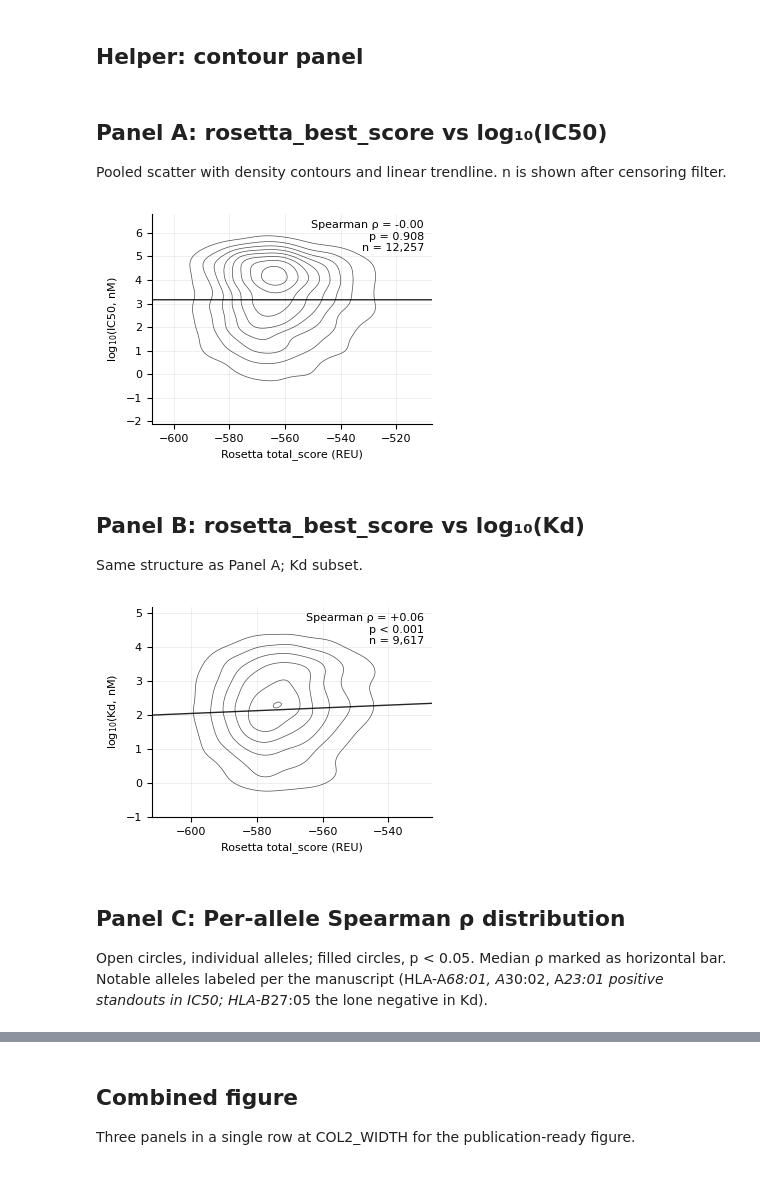
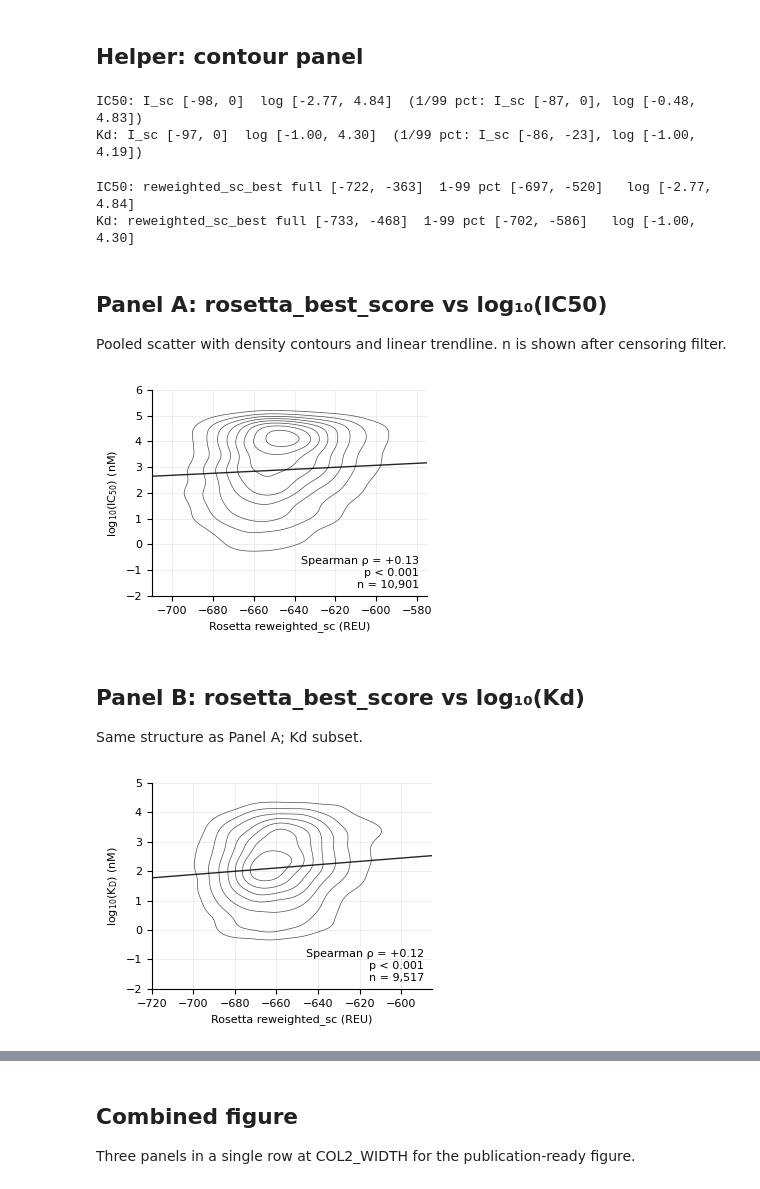
Before and after one commit to kunikohunter/PepBind3D, a Jupyter notebook: 06_figure3_panels.ipynb, the cells around one changed output, grey strips where cells are left out. Cells and saved outputs as stored; diff of their text form; code cells hidden in the pictures.

```diff
--- a/06_figure3_panels.ipynb
+++ b/06_figure3_panels.ipynb
@@ -95,9 +122,7 @@ After censoring filter:
 # %%
-# Pooled Spearman correlations
-rho_ic50, p_ic50 = spearmanr(ic50_df['rosetta_best_score'], ic50_df['log_value'])
-rho_kd,   p_kd   = spearmanr(kd_df['rosetta_best_score'],   kd_df['log_value'])
-
-print(f'Pooled Spearman ρ (rosetta_best_score vs log10(affinity)):')
+rho_ic50, p_ic50 = spearmanr(ic50_df[PRIMARY_METRIC], ic50_df['log_value'])
+rho_kd,   p_kd   = spearmanr(kd_df[PRIMARY_METRIC],   kd_df['log_value'])
+print(f'Pooled Spearman ρ ({PRIMARY_METRIC} vs log10(affinity)):')
 print(f'  IC50: ρ = {rho_ic50:+.3f}, p = {p_ic50:.2e}, n = {len(ic50_df):,}')
 print(f'  Kd:   ρ = {rho_kd:+.3f}, p = {p_kd:.2e}, n = {len(kd_df):,}')
 # %% [output]
@@ -150,9 +220,9 @@ Alleles with n >= 10:
 # %%
 def draw_score_vs_affinity(ax, df_subset, rho, pval, x_label, y_label,
                            n_contours=8, kde_grid=120,
-                           x_clip=(0.001, 0.99), y_clip=(0.0001, 0.9999),
+                           x_clip=(0.001, 0.999), y_clip=(0.0001, 0.999999),
                            xlim=None, ylim=None):
-    x = df_subset['rosetta_best_score'].values
+    x = df_subset[PRIMARY_METRIC].values
     y = df_subset['log_value'].values
     n = len(df_subset)
 
@@ -184,9 +254,11 @@ def draw_score_vs_affinity(ax, df_subset, rho, pval, x_label, y_label,
 
     # Annotation — top-right to avoid the trendline + KDE bulk on the left
     p_str = 'p < 0.001' if pval < 0.001 else f'p = {pval:.3f}'
-    ax.text(0.97, 0.97,
-            f'Spearman ρ = {rho:+.2f}\n{p_str}\nn = {n:,}',
-            transform=ax.transAxes, ha='right', va='top')
+    # Avoid rendering '-0.00' when rho rounds to zero from below.
+    rho_disp = 0.0 if abs(rho) < 5e-3 else rho
+    ax.text(0.97, 0.03,
+            f'Spearman ρ = {rho_disp:+.2f}\n{p_str}\nn = {n:,}',
+            transform=ax.transAxes, ha='right', va='bottom')
 
     ax.set_xlim(x_low, x_high)
     ax.set_ylim(y_low, y_high)
@@ -198,6 +270,38 @@ def draw_score_vs_affinity(ax, df_subset, rho, pval, x_label, y_label,
     ax.yaxis.grid(True, color=GRID_GREY, linewidth=0.5, alpha=0.7)
     ax.xaxis.grid(True, color=GRID_GREY, linewidth=0.5, alpha=0.7)
     ax.set_axisbelow(True)
+# %%
+for name, d in [('IC50', ic50_df), ('Kd', kd_df)]:
+    x, y = d['I_sc_best'], d['log_value']
+    print(f'{name}: I_sc [{x.min():.0f}, {x.max():.0f}]  '
+          f'log [{y.min():.2f}, {y.max():.2f}]  '
+          f'(1/99 pct: I_sc [{x.quantile(.01):.0f}, {x.quantile(.99):.0f}], '
+          f'log [{y.quantile(.01):.2f}, {y.quantile(.99):.2f}])')
+# %% [output]
+IC50: I_sc [-98, 0]  log [-2.77, 4.84]  (1/99 pct: I_sc [-87, 0], log [-0.48, 4.83])
+Kd: I_sc [-97, 0]  log [-1.00, 4.30]  (1/99 pct: I_sc [-86, -23], log [-1.00, 4.19])
+# %%
+for name, d in [('IC50', ic50_df), ('Kd', kd_df)]:
+    x, y = d[PRIMARY_METRIC], d['log_value']
+    print(f'{name}: {PRIMARY_METRIC} full [{x.min():.0f}, {x.max():.0f}]  '
+          f'1-99 pct [{x.quantile(.01):.0f}, {x.quantile(.99):.0f}]   '
+          f'log [{y.min():.2f}, {y.max():.2f}]')
+# %% [output]
+IC50: reweighted_sc_best full [-722, -363]  1-99 pct [-697, -520]   log [-2.77, 4.84]
+Kd: reweighted_sc_best full [-733, -468]  1-99 pct [-702, -586]   log [-1.00, 4.30]
+# %%
+# Per-panel axis limits (tune from the ranges printed above)
+# I_sc limits
+#IC50_XLIM = (-90, -45)
+#IC50_YLIM = (-2, 6)
+#KD_XLIM   = (-90, -50)
+#KD_YLIM   = (-2, 5)
+
+# Reweighted_sc limits
+IC50_XLIM = (-710, -575)
+IC50_YLIM = (-2, 6)
+KD_XLIM   = (-720, -585)
+KD_YLIM   = (-2, 5)
 # %% [markdown]
 ## Panel A: rosetta_best_score vs log₁₀(IC50)
 
@@ -205,14 +309,15 @@ Pooled scatter with density contours and linear trendline. n is shown after cens
 # %%
 fig, ax = plt.subplots(figsize=(COL1_WIDTH, 2.7))
 draw_score_vs_affinity(ax, ic50_df, rho_ic50, p_ic50,
-                       x_label='Rosetta total_score (REU)',
-                       y_label='log$_{10}$(IC50, nM)')
+                       x_label=f'Rosetta {METRIC_LABEL} (REU)',
+                       y_label='log$_{10}$(IC$_{50}$) (nM)',
+                       xlim=IC50_XLIM, ylim=IC50_YLIM)
 fig.tight_layout()
 fig.savefig(FIG_DIR / 'panel_A_score_vs_ic50.png')
 fig.savefig(FIG_DIR / 'panel_A_score_vs_ic50.pdf')
 plt.show()
 # %% [output]
-[figure, old version]
+[figure, new version]
 # %% [markdown]
 ## Panel B: rosetta_best_score vs log₁₀(Kd)
 
@@ -220,15 +325,12 @@ Same structure as Panel A; Kd subset.
 # %%
 fig, ax = plt.subplots(figsize=(COL1_WIDTH, 2.7))
 draw_score_vs_affinity(ax, kd_df, rho_kd, p_kd,
-                       x_label='Rosetta total_score (REU)',
-                       y_label='log$_{10}$(Kd, nM)')
+                       x_label=f'Rosetta {METRIC_LABEL} (REU)',
+                       y_label='log$_{10}$(K$_\\mathrm{D}$) (nM)',
+                       xlim=KD_XLIM, ylim=KD_YLIM)
 fig.tight_layout()
 fig.savefig(FIG_DIR / 'panel_B_score_vs_kd.png')
 fig.savefig(FIG_DIR / 'panel_B_score_vs_kd.pdf')
 plt.show()
 # %% [output]
-[figure, old version]
+[figure, new version]
-# %% [markdown]
-## Panel C: Per-allele Spearman ρ distribution
-
-Open circles, individual alleles; filled circles, p < 0.05. Median ρ marked as horizontal bar. Notable alleles labeled per the manuscript (HLA-A*68:01, A*30:02, A*23:01 positive standouts in IC50; HLA-B*27:05 the lone negative in Kd).
```
Also changed, not shown: parts of 12 cells of this notebook, 13 other files.
